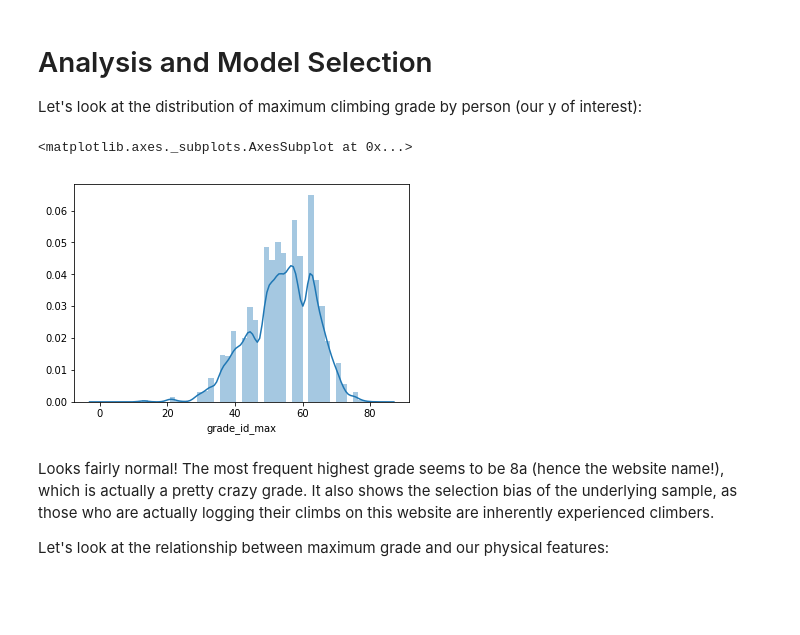
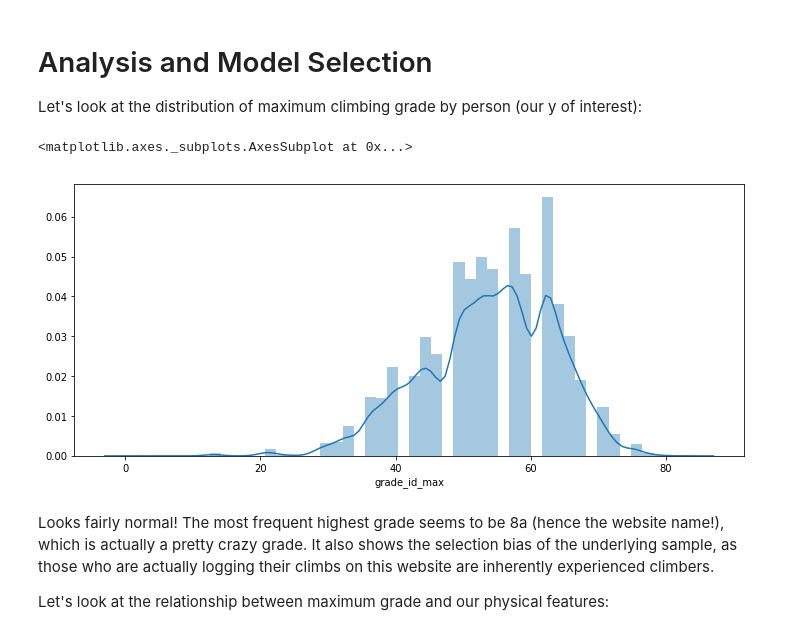
Before and after one commit to ssilber/Climbing-Rocks, a Jupyter notebook: Climbing-Rocks.ipynb, the cells around one changed output. Drawn from its saved outputs; the diff is of its cells as text; code cells hidden in the pictures; blank space fills up the shorter version.

```diff
--- a/Climbing-Rocks.ipynb
+++ b/Climbing-Rocks.ipynb
@@ -334,11 +344,14 @@ by_person.head()
 # Analysis and Model Selection
 
 Let's look at the distribution of maximum climbing grade by person (our y of interest):
-# %%
-sns.distplot(by_person.grade_id_max)
-# %% [output]
-<matplotlib.axes._subplots.AxesSubplot at 0x...>
-[figure, removed]
+# %%
+# Plot maximum climbing grade by climber
+fig, ax = plt.subplots()
+fig.set_size_inches(12, 5)
+sns.distplot(by_person.grade_id_max)
+# %% [output]
+<matplotlib.axes._subplots.AxesSubplot at 0x...>
+[figure, added]
 # %% [markdown]
 Looks fairly normal! The most frequent highest grade seems to be 8a (hence the website name!), which is actually a pretty crazy grade. It also shows the selection bias of the underlying sample, as those who are actually logging their climbs on this website are inherently experienced climbers.
 
```
Also changed, not shown: parts of 28 cells of this notebook, 1 other file.
